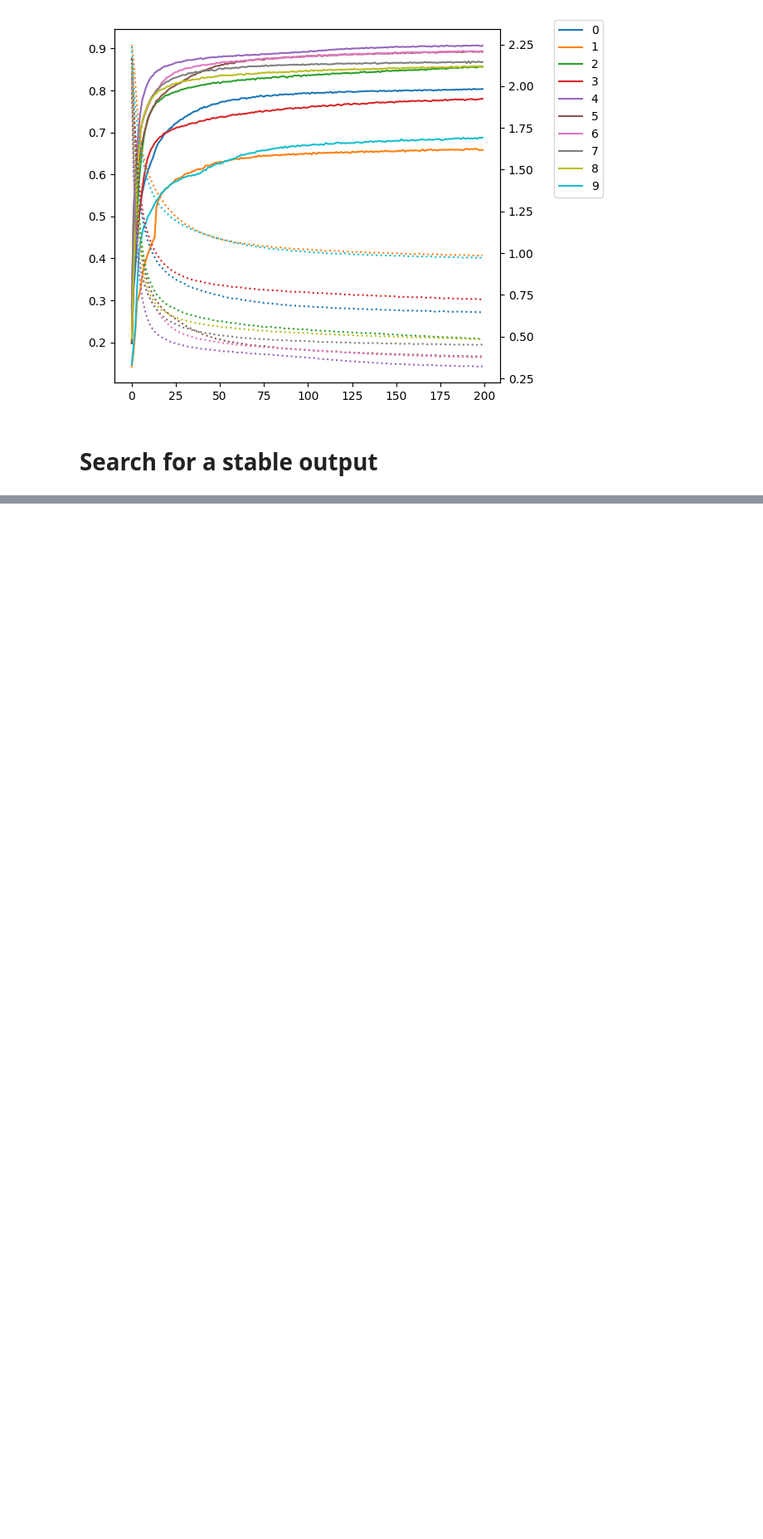
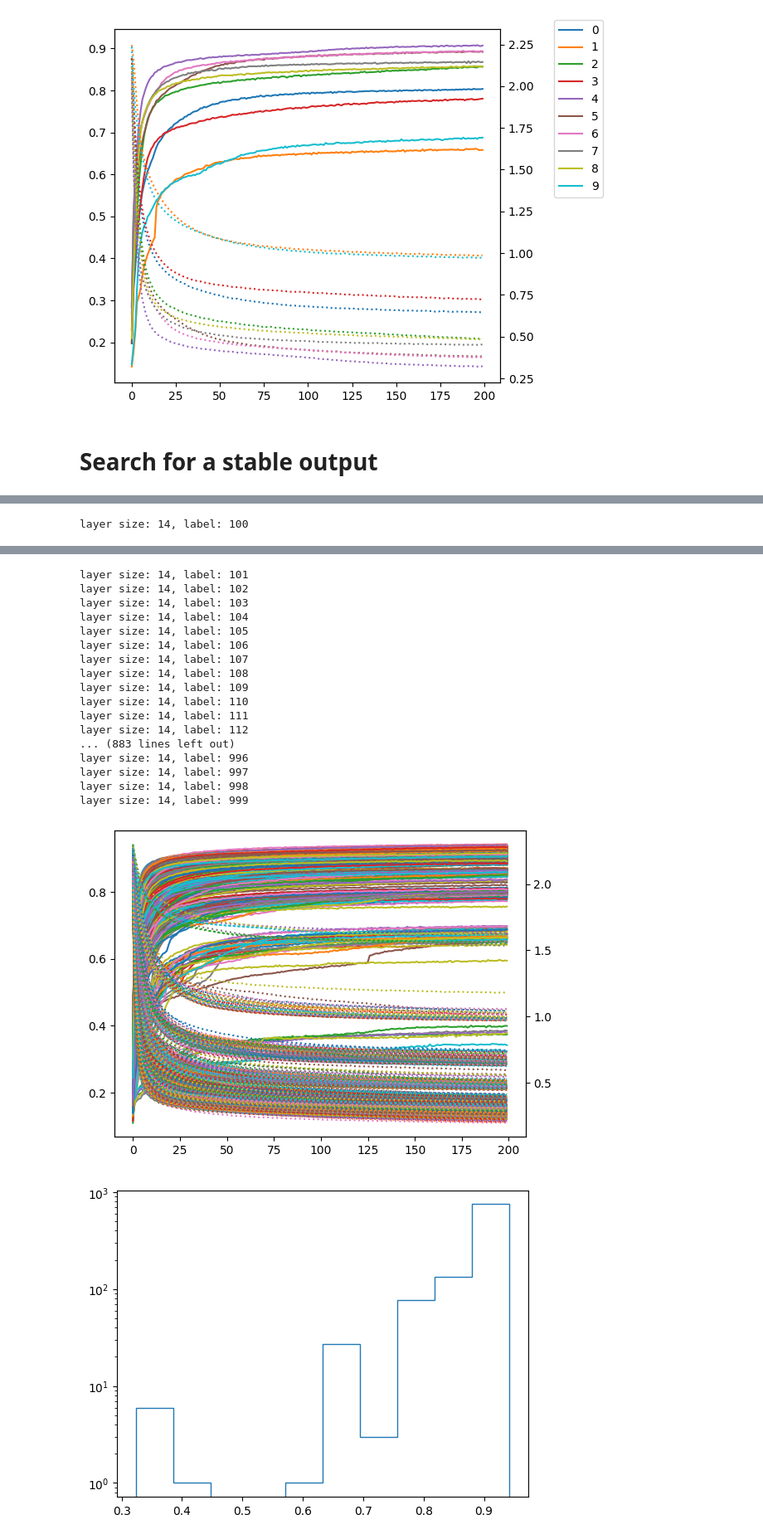
Before and after one commit to edward-b-1/MNIST-Machine-Learning, a Jupyter notebook: run_dnn_train.ipynb, the cells around one changed output, grey strips where cells are left out. Shown at 83% size. Cells and saved outputs as stored; diff of their text form; code cells hidden in the pictures; blank space fills up the shorter version.

```diff
--- a/run_dnn_train.ipynb
+++ b/run_dnn_train.ipynb
@@ -71,7 +72,8 @@ layer size: 10, label: 9
 # Search for a stable output
 # %%
 # run for range of network sizes
-for dnn_size in range(8, 18):
+#for dnn_size in range(8, 18):
+for dnn_size in range(18, 25, 1):
 
     # data output filename
     filename = f'dnn_accuracy_loss_dnn_size_{dnn_size}.csv'
@@ -85,0 +290,22 @@ for dnn_size in range(8, 18):
+# %%
+# run for range of network sizes
+#for dnn_size in range(8, 18):
+for dnn_size in range(14, 15, 1):
+
+    # data output filename
+    filename = f'dnn_accuracy_loss_dnn_size_{dnn_size}.csv'
+    # matplotlib figure filename
+    figure_filename = f'dnn_accuracy_loss_dnn_size_{dnn_size}.png'
+
+    epochs = 200
+
+    # run for range of iterations
+    for i in range(100, 100 + 900):
+        run_dnn_train.run_dnn_train(filename, dnn_size, i, epochs)
+
+run_dnn_train.plot_accuracy_loss(filename, figure_filename)
+
+histogram_figure_filename = f'dnn_accuracy_distribution_epoch_{epochs}.png'
+run_dnn_train.plot_accuracy_histogram(filename, histogram_figure_filename)
+# %% [output]
+layer size: 14, label: 100
@@ -85,0 +326,19 @@ for dnn_size in range(8, 18):
+layer size: 14, label: 101
+layer size: 14, label: 102
+layer size: 14, label: 103
+layer size: 14, label: 104
+layer size: 14, label: 105
+layer size: 14, label: 106
+layer size: 14, label: 107
+layer size: 14, label: 108
+layer size: 14, label: 109
+layer size: 14, label: 110
+layer size: 14, label: 111
+layer size: 14, label: 112
+... (883 lines left out)
+layer size: 14, label: 996
+layer size: 14, label: 997
+layer size: 14, label: 998
+layer size: 14, label: 999
+[figure, added]
+[figure, added]
```
Also changed, not shown: parts of 13 cells of this notebook, 2 other files.
